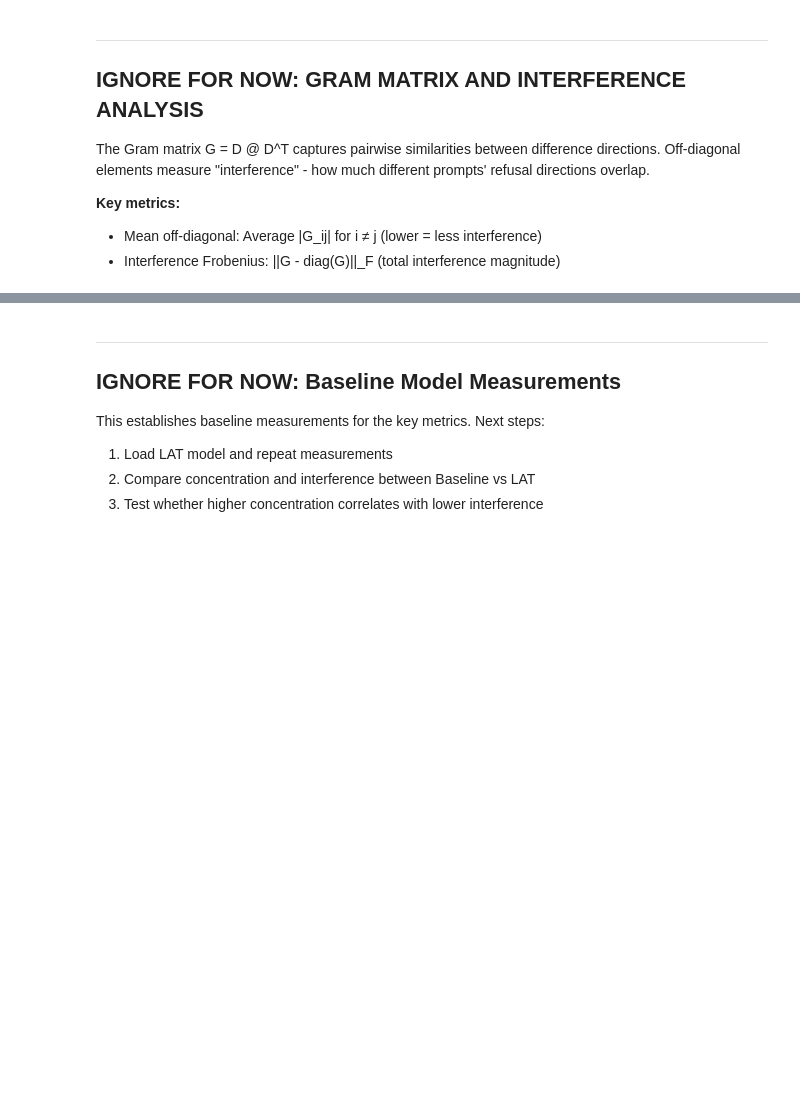
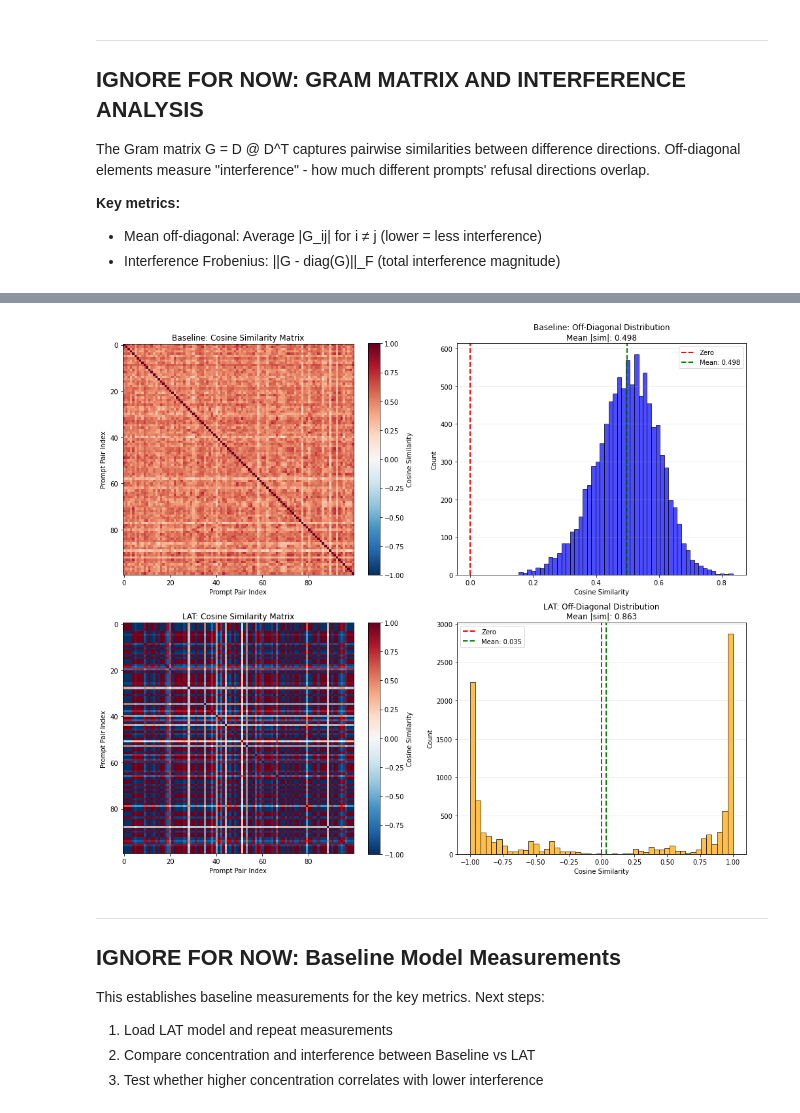
Before and after one commit to haelyons/latent_adversarial_refusal_geometry, a Jupyter notebook: refusal_geometry_experiments.ipynb, the cells around one changed output, grey strips where cells are left out. Cells and saved outputs as stored; diff of their text form; code cells hidden in the pictures; blank space fills up the shorter version.

```diff
--- a/refusal_geometry_experiments.ipynb
+++ b/refusal_geometry_experiments.ipynb
@@ -379,30 +498,35 @@ plt.show()
 LAYERS_TO_ANALYZE = [0, 4, 8, 12, 14, 16, 20, 24, 28, 31]
 
 svd_results = {model_name: {} for model_name in models.keys()}
+svd_results_norm = {model_name: {} for model_name in models.keys()}  # Normalized version
 
 for model_name, model in models.items():
-    print(f"\n{'='*50}")
-    print(f"SVD analysis for {model_name}")
-    print(f"{'='*50}")
-
     for layer in tqdm(LAYERS_TO_ANALYZE, desc=f"{model_name}"):
         harmful_layer = get_activations(model, harmful_train[:N_SAMPLES], layer, batch_size=16)
         harmless_layer = get_activations(model, harmless_train[:N_SAMPLES], layer, batch_size=16)
 
         directions = compute_difference_directions(harmful_layer, harmless_layer)
 
-        svd_results[model_name][layer] = compute_svd_concentration(directions, top_k=2)
+        # Compute both unnormalized and normalized SVD
+        svd_results[model_name][layer] = compute_svd_concentration(directions, top_k=2, normalize=False)
+        svd_results_norm[model_name][layer] = compute_svd_concentration(directions, top_k=2, normalize=True)
 
         del harmful_layer, harmless_layer, directions
         torch.cuda.empty_cache()
 
-print("\n" + "="*60)
-print("SVD Concentration Comparison (variance in top-2 components)")
-print("="*60)
+# Print unnormalized results
+print("SVD Concentration Comparison (UNNORMALIZED differences)")
 print(f"{'Layer':<8} {'Baseline':<12} {'LAT':<12} {'Δ':<10}")
-print("-"*42)
 for layer in LAYERS_TO_ANALYZE:
     base = svd_results['Baseline'][layer]['top_k_variance'] * 100
     lat = svd_results['LAT'][layer]['top_k_variance'] * 100
     delta = lat - base
     print(f"{layer:<8} {base:<12.1f} {lat:<12.1f} {delta:+.1f}")
+
+print("SVD Concentration Comparison (NORMALIZED differences)")
+print(f"{'Layer':<8} {'Baseline':<12} {'LAT':<12} {'Δ':<10}")
+for layer in LAYERS_TO_ANALYZE:
+    base_norm = svd_results_norm['Baseline'][layer]['top_k_variance'] * 100
+    lat_norm = svd_results_norm['LAT'][layer]['top_k_variance'] * 100
+    delta_norm = lat_norm - base_norm
+    print(f"{layer:<8} {base_norm:<12.1f} {lat_norm:<12.1f} {delta_norm:+.1f}")
@@ -487,34 +722,35 @@ for metric in ['mean_off_diagonal', 'interference_frobenius', 'off_diagonal_std'
 # Visualize Gram matrices for BOTH models
 fig, axes = plt.subplots(2, 2, figsize=(14, 12))
 
 for idx, model_name in enumerate(models.keys()):
     gram = interference_results[model_name]['gram']
     off_diag = interference_results[model_name]['off_diagonal_values']
 
     # Gram matrix heatmap
     im = axes[idx, 0].imshow(gram.cpu().numpy(), cmap='RdBu_r', vmin=-1, vmax=1)
     axes[idx, 0].set_title(f'{model_name}: Cosine Similarity Matrix', fontsize=12)
     axes[idx, 0].set_xlabel('Prompt Pair Index')
     axes[idx, 0].set_ylabel('Prompt Pair Index')
     plt.colorbar(im, ax=axes[idx, 0], label='Cosine Similarity')
 
     # Histogram of off-diagonal values
     axes[idx, 1].hist(off_diag, bins=50, edgecolor='black', alpha=0.7,
                       color='blue' if model_name == 'Baseline' else 'orange')
     axes[idx, 1].axvline(x=0, color='red', linestyle='--', linewidth=2, label='Zero')
     axes[idx, 1].axvline(x=off_diag.mean(), color='green', linestyle='--', linewidth=2,
                          label=f'Mean: {off_diag.mean():.3f}')
     mean_abs = interference_results[model_name]['mean_off_diagonal']
     axes[idx, 1].set_title(f'{model_name}: Off-Diagonal Distribution\nMean |sim|: {mean_abs:.3f}', fontsize=12)
     axes[idx, 1].set_xlabel('Cosine Similarity')
     axes[idx, 1].set_ylabel('Count')
     axes[idx, 1].legend()
     axes[idx, 1].grid(True, alpha=0.3, axis='y')
 
-plt.suptitle(f'Gram Matrix Analysis at Layer {TARGET_LAYER}', fontsize=14, fontweight='bold')
 plt.tight_layout()
 plt.savefig(OUTPUT_DIR / f'gram_matrix_layer{TARGET_LAYER}_comparison.png', dpi=150)
 plt.show()
+# %% [output]
+[figure, added]
 # %% [markdown]
 ---
 ## IGNORE FOR NOW: Baseline Model Measurements
```
Also changed, not shown: parts of 19 cells of this notebook, 2 other files.
